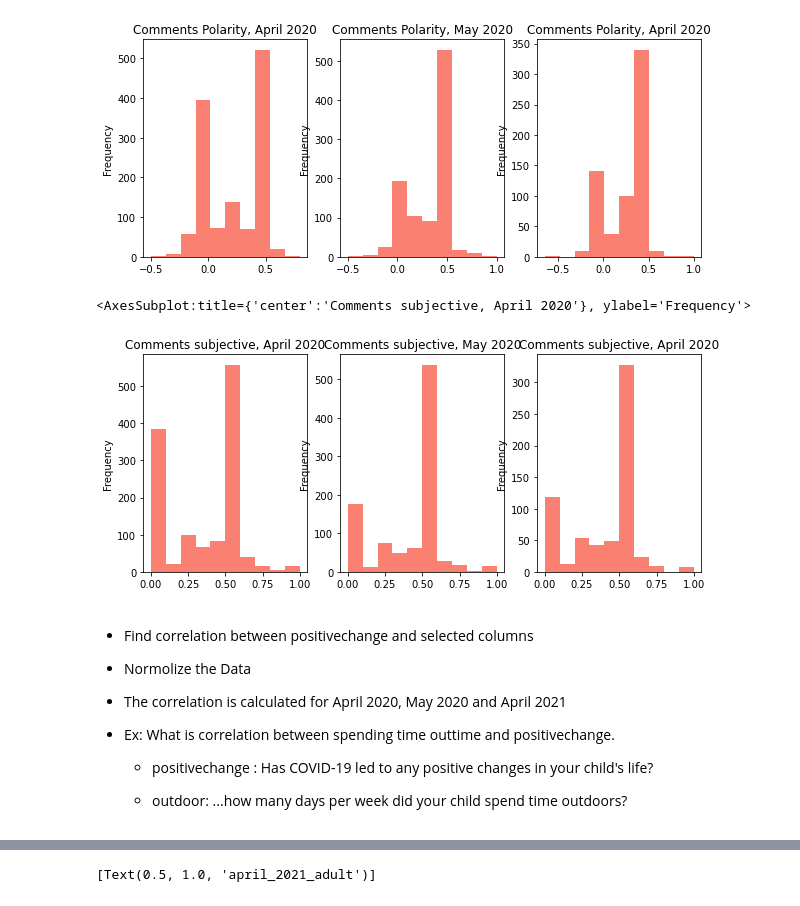
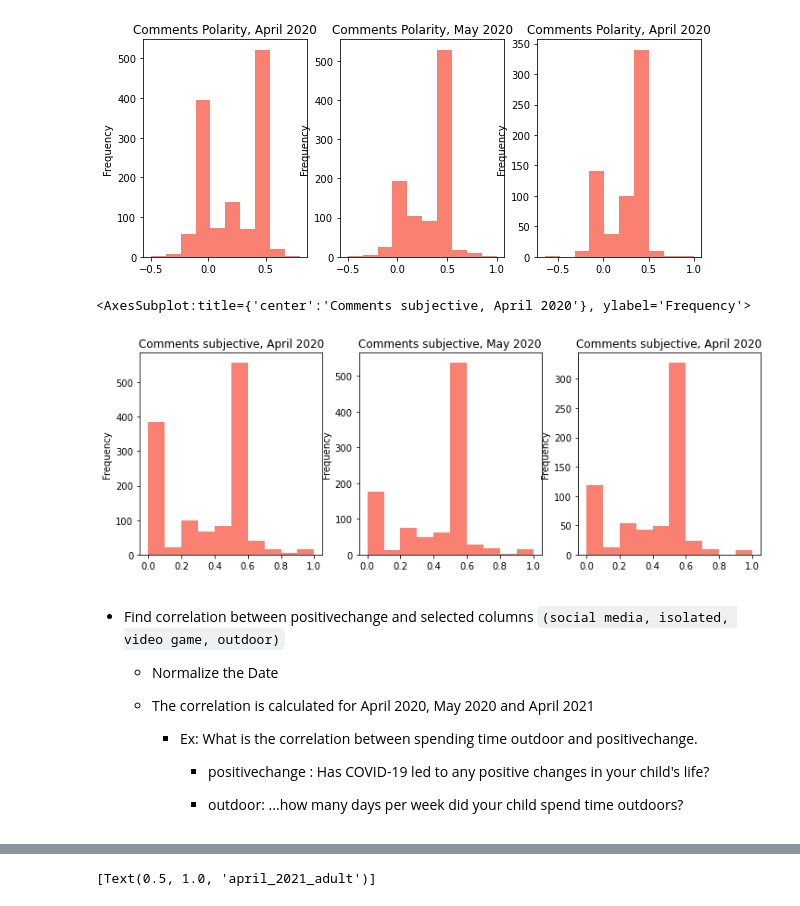
Before and after one commit to venkateshtaduvayi/ML-for-Good-Hackathon, a Jupyter notebook: Ali/ProlificAcademic.ipynb, the cells around one changed output, grey strips where cells are left out. Cells and saved outputs as stored; diff of their text form; code cells hidden in the pictures.

```diff
--- a/Ali/ProlificAcademic.ipynb
+++ b/Ali/ProlificAcademic.ipynb
@@ -109,29 +111,29 @@ df_specifypositive_april_2021_adult['polarity'].plot.hist(color='salmon', title=
 # %%
 df_specifypositive_april_2020_adult['subjective'] = df_specifypositive_april_2020_adult['specifypositive'].apply(lambda x: TextBlob(x).subjectivity)
 df_specifypositive_may_2020_adult['subjective'] = df_specifypositive_may_2020_adult['specifypositive'].apply(lambda x: TextBlob(x).subjectivity)
 df_specifypositive_april_2021_adult['subjective'] = df_specifypositive_april_2021_adult['specifypositive'].apply(lambda x: TextBlob(x).subjectivity)
 
 
 #Plot
-fig, (ax1,ax2,ax3) = plt.subplots(1,3, figsize=(10,4))  # 1 row, 2 columns
+fig, (ax1,ax2,ax3) = plt.subplots(1,3, figsize=(12,4))  # 1 row, 2 columns
 
 df_specifypositive_april_2020_adult['subjective'].plot.hist(color='salmon', title='Comments subjective, April 2020',ax=ax1)
 df_specifypositive_may_2020_adult['subjective'].plot.hist(color='salmon', title='Comments subjective, May 2020',ax=ax2)
 df_specifypositive_april_2021_adult['subjective'].plot.hist(color='salmon', title='Comments subjective, April 2020',ax=ax3)
 # %% [output]
 <AxesSubplot:title={'center':'Comments subjective, April 2020'}, ylabel='Frequency'>
-[figure, old version]
+[figure, new version]
 # %% [markdown]
-- Find correlation between positivechange and selected columns
-
-- Normolize the Data
-
-- The correlation is calculated for April 2020, May 2020 and April 2021
-
-- Ex: What is correlation between spending time outtime and positivechange.
+- Find correlation between positivechange and selected columns `(social media, isolated, video game, outdoor)`
 
 
-    - positivechange : Has COVID-19 led to any positive changes in your child's life?
+    - Normalize the Date
 
-    - outdoor: ...how many days per week did your child spend time outdoors?
+    - The correlation is calculated for April 2020, May 2020 and April 2021
+
+        - Ex: What is the correlation between spending time outdoor and positivechange.
+
+            - positivechange : Has COVID-19 led to any positive changes in your child's life?
+
+            - outdoor: ...how many days per week did your child spend time outdoors?
 # %%
```
Also changed, not shown: parts of 12 cells of this notebook.
